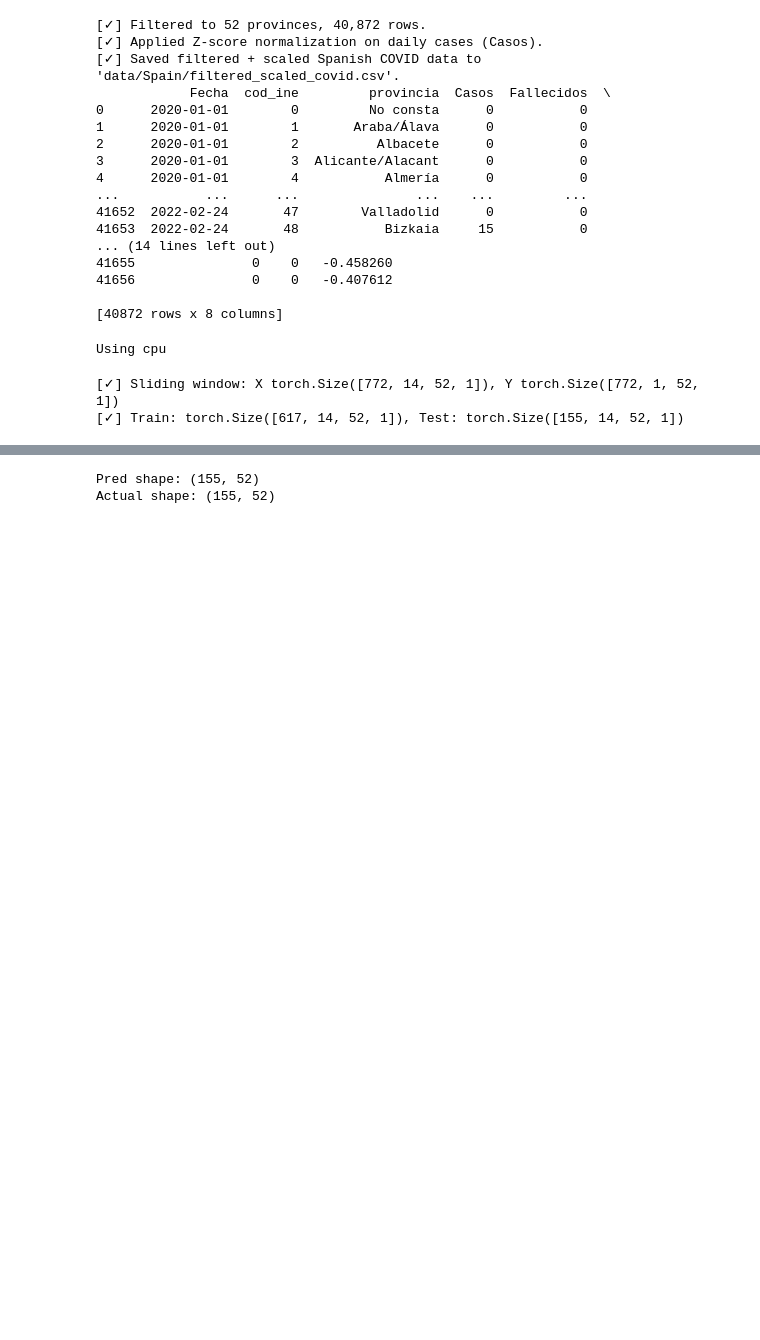
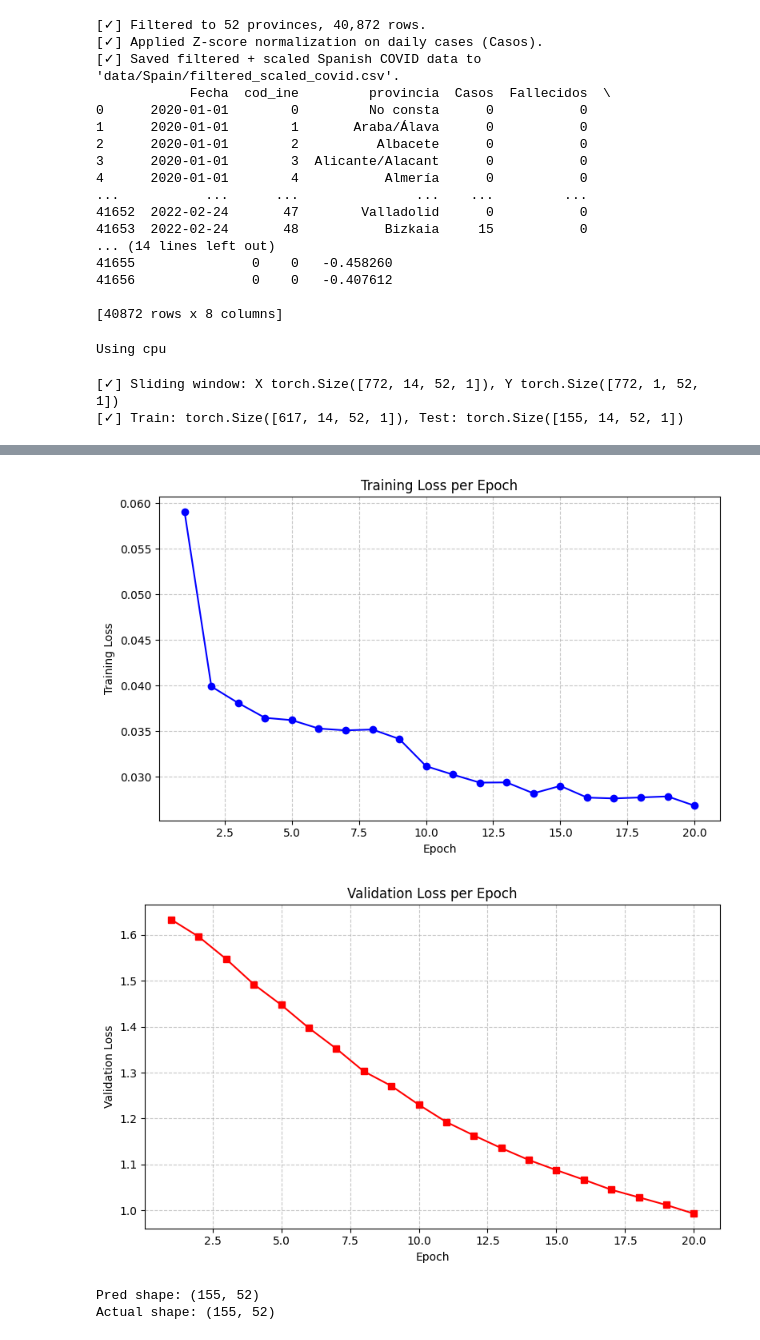
Before and after one commit to Youssef-Malek2004/GNNs-Covid-Mobility, a Jupyter notebook: Spain-Experiment-Global-Transformer.ipynb, the cells around one changed output, grey strips where cells are left out. Drawn from its saved outputs; the diff is of its cells as text; code cells hidden in the pictures; blank space fills up the shorter version.

```diff
--- a/Spain-Experiment-Global-Transformer.ipynb
+++ b/Spain-Experiment-Global-Transformer.ipynb
@@ -124,13 +124,13 @@ X_train_slide, X_test_slide, Y_train_slide, Y_test_slide = generate_sliding_temp
 [✓] Sliding window: X torch.Size([772, 14, 52, 1]), Y torch.Size([772, 1, 52, 1])
 [✓] Train: torch.Size([617, 14, 52, 1]), Test: torch.Size([155, 14, 52, 1])
 # %%
-import codes.models.gcn_gat_model
+import codes.models.global_spatiotemporal_model
 import torch.nn as nn
 from torch.optim.lr_scheduler import StepLR
 
-importlib.reload(codes.models.gcn_gat_model)
+importlib.reload(codes.models.global_spatiotemporal_model)
 
-from codes.models.gcn_gat_model import SpatiotemporalTransformer
+from codes.models.global_spatiotemporal_model import SpatiotemporalTransformer
 
 # Number of nodes (cities)
 N = pyg_data.num_nodes
@@ -138,7 +138,7 @@ N = pyg_data.num_nodes
 model = SpatiotemporalTransformer(
     input_dim=1,         # One feature per city per day: "newCases"
     gcn_dim=1,           # No static node features (population, centrality) passed
-    hidden_dim=1024,       # Transformer + GCN hidden size
+    hidden_dim=64,       # Transformer + GCN hidden size
     nhead=16,             # Number of transformer heads
     num_layers=1,        # Transformer layers
     num_nodes=N,         # Number of nodes in the graph
@@ -148,7 +148,7 @@ model = SpatiotemporalTransformer(
 # Loss function
 criterion = nn.MSELoss()
 # Optimizer
-optimizer = torch.optim.Adam(model.parameters(), lr=0.001, weight_decay=1e-4)
+optimizer = torch.optim.Adam(model.parameters(), lr=0.0001)
 # Scheduler
 scheduler = StepLR(optimizer, step_size=10, gamma=0.95)  # reduce LR by half every 5 epochs
 # %%
@@ -184,7 +173,3 @@ SpatiotemporalTransformer(
-# %%
-optimizer = torch.optim.Adam(model.parameters(), lr=0.0005, weight_decay=1e-4)
-# Scheduler
-scheduler = StepLR(optimizer, step_size=10, gamma=0.9)  # reduce LR by half every 5 epochs
 # %%
 from torch.utils.data import Dataset, DataLoader
 
@@ -302,3 +339,30 @@ print(f"\n✅ Final Test Loss: {test_loss / len(test_loader):.4f}")
+# %%
+import matplotlib.pyplot as plt
+
+# Plot Training Loss
+plt.figure(figsize=(8,5))
+plt.plot(range(1, len(train_loss_hist)+1), train_loss_hist, marker="o", color="blue")
+plt.title("Training Loss per Epoch")
+plt.xlabel("Epoch")
+plt.ylabel("Training Loss")
+plt.grid(True, linestyle="--", alpha=0.7)
+plt.tight_layout()
+plt.savefig("./figures/spain_global_train_loss.png", dpi=300)
+plt.show()
+
+# Plot Validation Loss
+plt.figure(figsize=(8,5))
+plt.plot(range(1, len(val_loss_ema)+1), val_loss_ema, marker="s", color="red")
+plt.title("Validation Loss per Epoch")
+plt.xlabel("Epoch")
+plt.ylabel("Validation Loss")
+plt.grid(True, linestyle="--", alpha=0.7)
+plt.tight_layout()
+plt.savefig("./figures/spain_global_val_loss.png", dpi=300)
+plt.show()
+# %% [output]
+[figure, added]
+[figure, added]
 # %%
 # Flatten actuals: [156, 1, 52, 1] → [156, 52]
 actual_array = actuals.squeeze(1).squeeze(-1).numpy()
```
Also changed, not shown: parts of 4 cells of this notebook, 20 other files.
